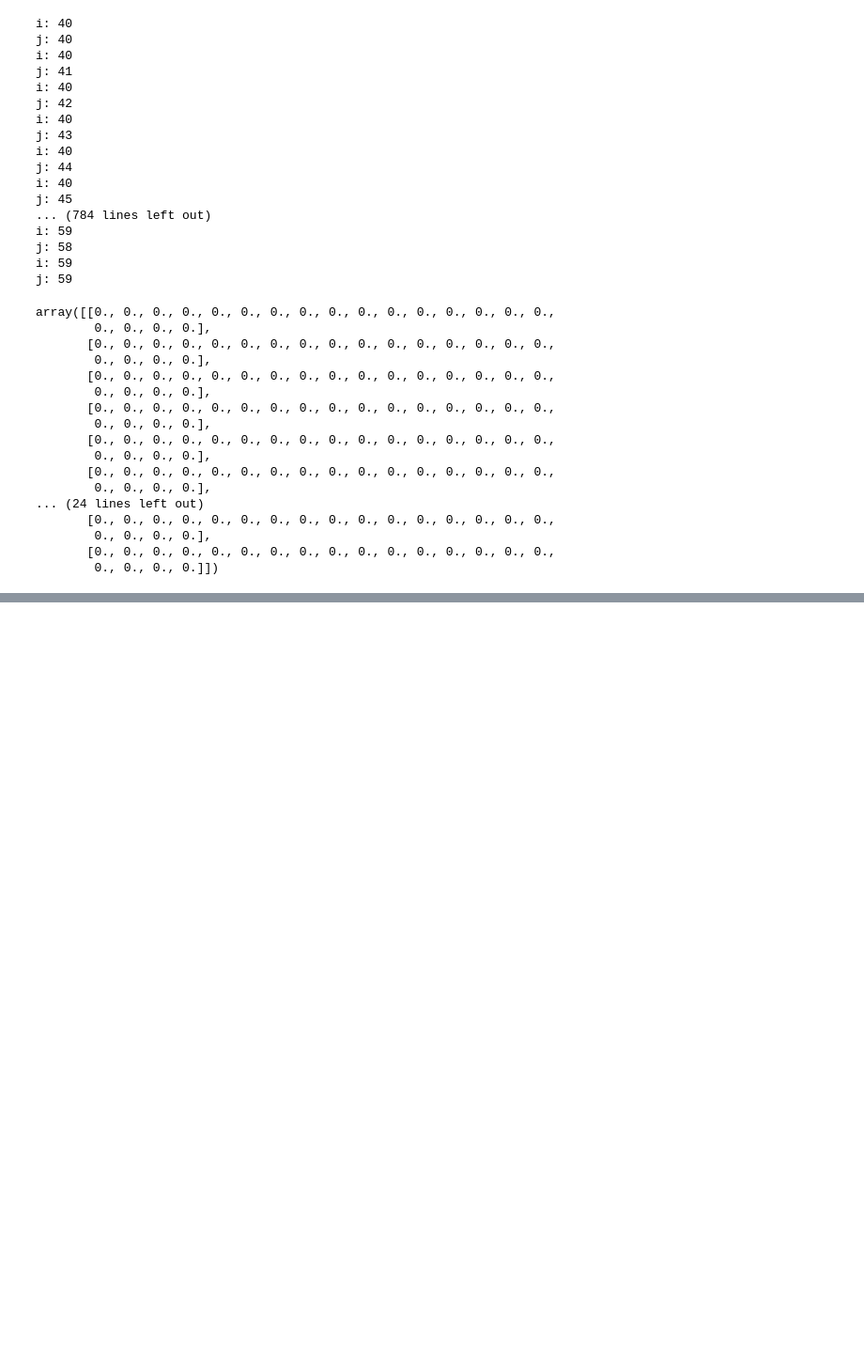
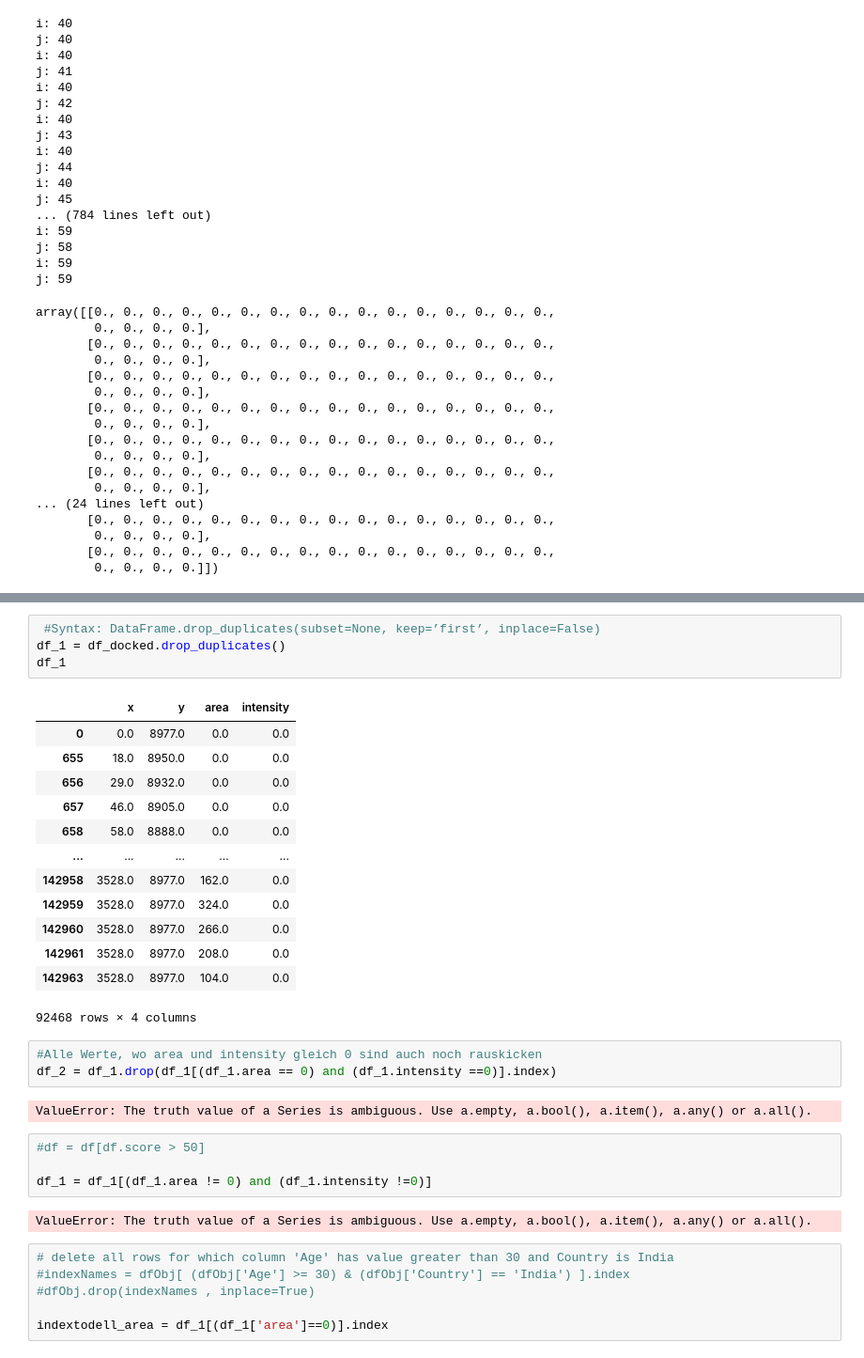
Before and after one commit to nielkiway/voxel_creation, a Jupyter notebook: Debugging_fill_area function.ipynb, the cells around one changed output, grey strips where cells are left out. Shown at 94% size. Saved outputs shown, nothing was run; the diff lists cells and outputs as text; blank space fills up the shorter version.

```diff
--- a/Debugging_fill_area function.ipynb
+++ b/Debugging_fill_area function.ipynb
@@ -180,0 +197,35 @@ array([[0., 0., 0., 0., 0., 0., 0., 0., 0., 0., 0., 0., 0., 0., 0., 0.,
+# %%
+ #Syntax: DataFrame.drop_duplicates(subset=None, keep=’first’, inplace=False)
+df_1 = df_docked.drop_duplicates()
+df_1
+# %% [output]
+|  | x | y | area | intensity |
+| 0 | 0.0 | 8977.0 | 0.0 | 0.0 |
+| 655 | 18.0 | 8950.0 | 0.0 | 0.0 |
+| 656 | 29.0 | 8932.0 | 0.0 | 0.0 |
+| 657 | 46.0 | 8905.0 | 0.0 | 0.0 |
+| 658 | 58.0 | 8888.0 | 0.0 | 0.0 |
+| ... | ... | ... | ... | ... |
+| 142958 | 3528.0 | 8977.0 | 162.0 | 0.0 |
+| 142959 | 3528.0 | 8977.0 | 324.0 | 0.0 |
+| 142960 | 3528.0 | 8977.0 | 266.0 | 0.0 |
+| 142961 | 3528.0 | 8977.0 | 208.0 | 0.0 |
+| 142963 | 3528.0 | 8977.0 | 104.0 | 0.0 |
+92468 rows × 4 columns
+# %%
+#Alle Werte, wo area und intensity gleich 0 sind auch noch rauskicken
+df_2 = df_1.drop(df_1[(df_1.area == 0) and (df_1.intensity ==0)].index)
+# %% [output]
+ValueError: The truth value of a Series is ambiguous. Use a.empty, a.bool(), a.item(), a.any() or a.all().
+# %%
+#df = df[df.score > 50]
+
+df_1 = df_1[(df_1.area != 0) and (df_1.intensity !=0)]
+# %% [output]
+ValueError: The truth value of a Series is ambiguous. Use a.empty, a.bool(), a.item(), a.any() or a.all().
+# %%
+# delete all rows for which column 'Age' has value greater than 30 and Country is India
+#indexNames = dfObj[ (dfObj['Age'] >= 30) & (dfObj['Country'] == 'India') ].index
+#dfObj.drop(indexNames , inplace=True)
+
+indextodell_area = df_1[(df_1['area']==0)].index
```
Also changed, not shown: parts of 15 cells of this notebook.
